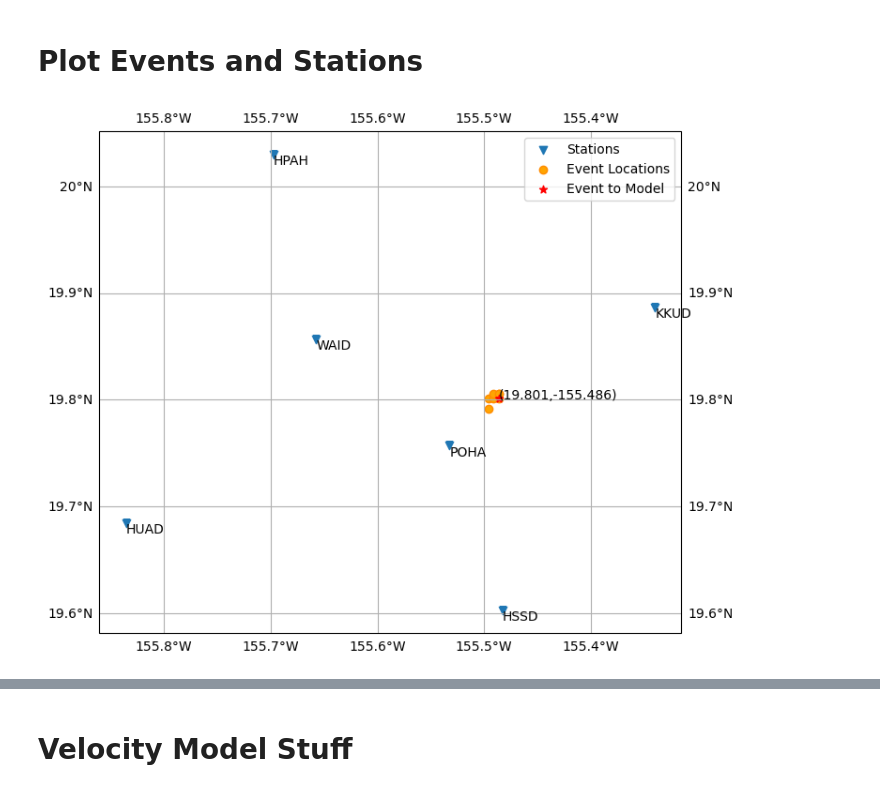
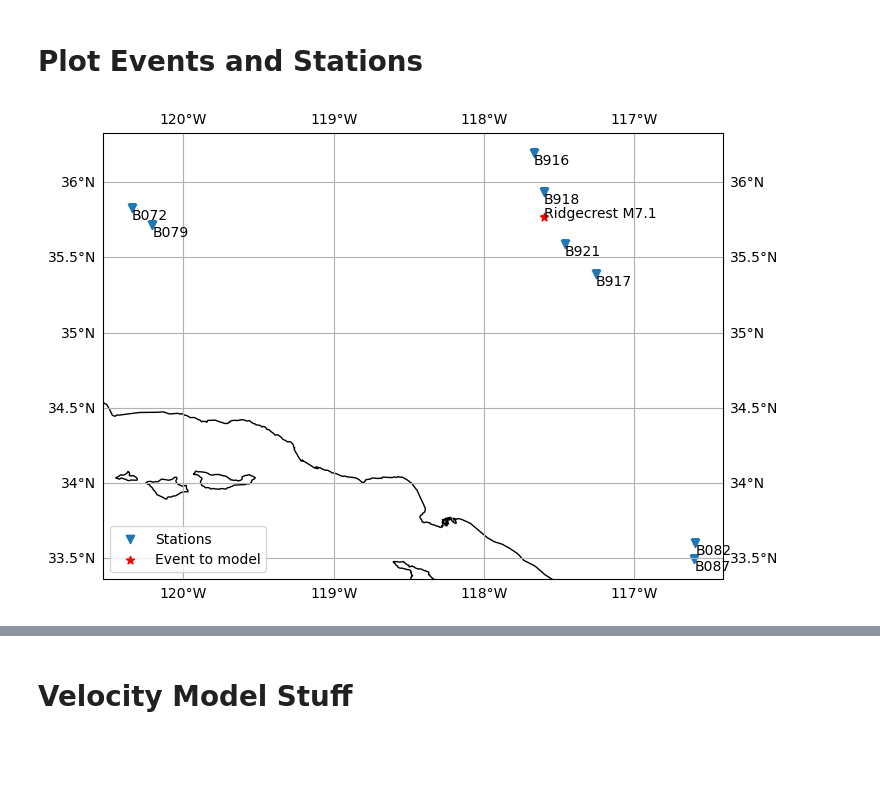
Before and after one commit to UO-Geophysics/sw4_strain, a Jupyter notebook: ProblemSetup.ipynb, the cells around one changed output, grey strips where cells are left out. Drawn from its saved outputs; the diff is of its cells as text; code cells hidden in the pictures; blank space fills up the shorter version.

Commit message:
Notebook with problem setup for fake RC strain event updated

```diff
--- a/ProblemSetup.ipynb
+++ b/ProblemSetup.ipynb
@@ -10,3 +8,5 @@ import cartopy.crs as ccrs
+# %%
+path = '/Users/sydneydybing/SW4/strain/'
 # %% [markdown]
 # Event and Station locations
 # %%
@@ -43,3 +66,9 @@ Name: 1, dtype: object
+# %%
+sta_file = 'bsm_metadata.csv'
+stas = pd.read_csv(path + sta_file)
 # %%
-staMD_filepath ='../../MT_Inversion/staMD/stationdata.csv'
-staMD=pd.read_csv(staMD_filepath, usecols=[1,2,3,4], names=['name','lat','lon','elev'], header=0)
+# Choose subset of stations
+rc_stas = ['B072', 'B073', 'B075', 'B076', 'B078', 'B079', 'B081', 'B082', 'B084', 'B086', 'B087', 'B088', 'B089', 'B900', 'B901', 'B916', 'B917', 'B918', 'B921', 'B946'] # close to Ridgecrest
+rc_stas_sub = ['B072', 'B079', 'B082', 'B087', 'B916', 'B917', 'B918', 'B921'] # subset of stations close to Ridgecrest - 4 super close, 2 west, 2 south
+stas_sub = stas.query('BNUM in @rc_stas_sub').reset_index(drop = True)
+stas_sub
@@ -79,29 +85,25 @@ staMD
 # %% [markdown]
 # Plot Events and Stations
 # %%
-fig=plt.figure(figsize=(8,8))
-ax = plt.axes(projection=ccrs.PlateCarree())
-plt.scatter(staMD['lon'],staMD['lat'],marker='v',label='Stations')
+fig = plt.figure(figsize = (8, 8))
+ax = plt.axes(projection = ccrs.PlateCarree())
+plt.scatter(stas_sub['LONG'], stas_sub['LAT'], marker = 'v', label = 'Stations')
 # Add station labels
-[plt.text(i, j, f'{name}',va='top',ha='left') for (i, j,name) in zip(staMD['lon'],staMD['lat'],staMD['name'])]
+[plt.text(i, j, f'{name}', va = 'top', ha = 'left') for (i, j, name) in zip(stas_sub['LONG'], stas_sub['LAT'], stas_sub['BNUM'])]
+
 if multipleEvents:
-    plt.scatter(eventLocs['lon'],eventLocs['lat'],marker='o',edgecolors='darkorange',facecolors='orange',label='Event Locations')
+    plt.scatter(float(eventLocs['longitude']), float(eventLocs['latitude']), marker = 'o', edgecolors = 'darkorange', facecolors = 'orange', label = 'Event locations')
 
-plt.scatter(event['lon'],event['lat'],marker='*',facecolors='red',label="Event to Model")
-plt.text(event['lon'],event['lat'],f"({event['lat']:.3f},{event['lon']:.3f})")
-ax.legend()
+plt.scatter(float(event['longitude']), float(event['latitude']), marker = '*', facecolors = 'red', label = "Event to model")
+plt.text(float(event['longitude']), float(event['latitude']), ('Ridgecrest M' + event['mag']))
 
-#ax.coastlines()
-# ax.set_axis_on()
-# ax.get_xticks(minor=True)
-gl = ax.gridlines(draw_labels=True)
-#ax.minorticks_on()
-# gl.top_labels = False
-# gl.right_labels = False
-Plotlims=ax.get_extent()
+ax.legend(loc = 'lower left')
+ax.coastlines()
+gl = ax.gridlines(draw_labels = True)
+Plotlims = ax.get_extent()
 plt.show()
 # %% [output]
-[figure, old version]
+[figure, new version]
 # %%
 # These values are roughly the rectangle that encompasses all of our points plus a little buffer
 Plotlims
```
Also changed, not shown: parts of 49 cells of this notebook, 2 other files.
